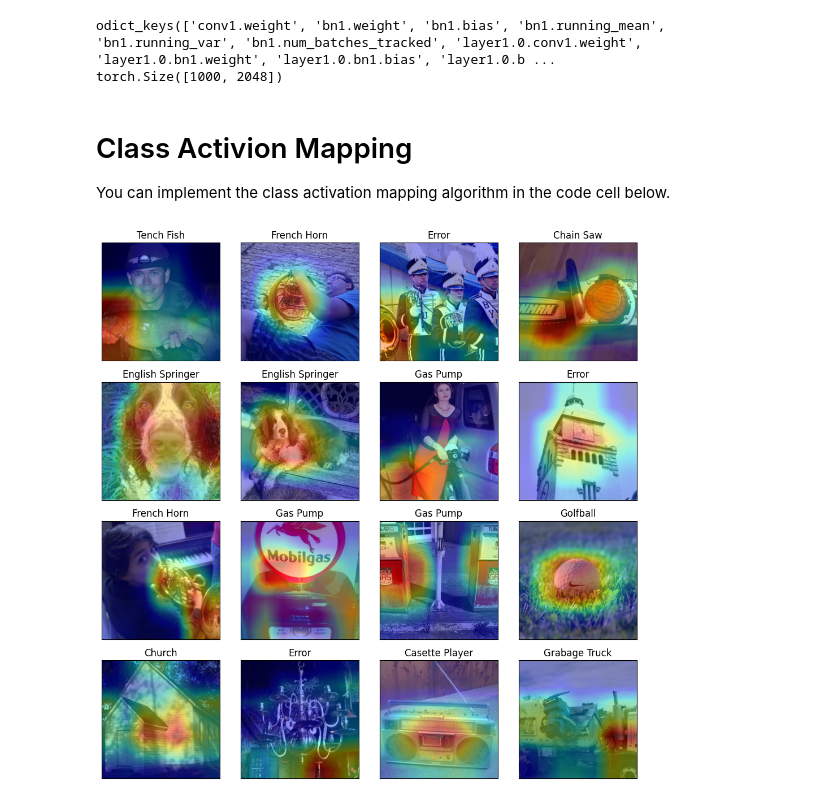
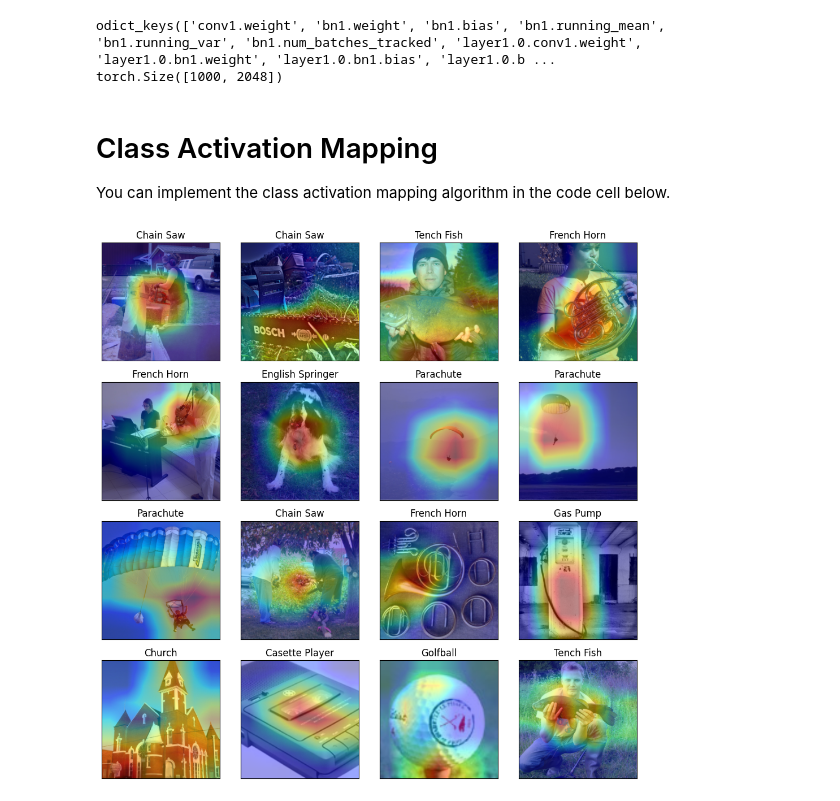
Before and after one commit to tonyscan6003/CE5021_AY2526_group2, a Jupyter notebook: Assignment_3_9117504.ipynb, the cells around one changed output. Cells and saved outputs as stored; diff of their text form; code cells hidden in the pictures.

```diff
--- a/Assignment_3_9117504.ipynb
+++ b/Assignment_3_9117504.ipynb
@@ -202,7 +209,7 @@ print(np.shape((sd['fc.weight'])))
 odict_keys(['conv1.weight', 'bn1.weight', 'bn1.bias', 'bn1.running_mean', 'bn1.running_var', 'bn1.num_batches_tracked', 'layer1.0.conv1.weight', 'layer1.0.bn1.weight', 'layer1.0.bn1.bias', 'layer1.0.b ...
 torch.Size([1000, 2048])
 # %% [markdown]
-# Class Activion Mapping
+# Class Activation Mapping
 You can implement the class activation mapping algorithm in the code cell below.
 # %%
 import matplotlib.pyplot as plt
@@ -216,15 +223,17 @@ model.eval()
 
 dataiter = iter(data_loader)
 
-for i in range(16):
-
+# Iterate over the data_loader to produce a few examples
+for i, (image, true_label) in enumerate(data_loader):
+    if i >= 16:  # Limit to 16 examples for display
+        break
     # Get a batch of data
     image, target_class = next(dataiter)
 
     # Store the original normalized image for unnormalizing later for display
     original_normalized_image_for_display = image.clone()
 
-    image = image.to(device)
+    #image = image.to(device)
 
     # Pass data through model
     outputs = model(image)
@@ -232,7 +241,11 @@ for i in range(16):
     op_logits = outputs['op_logits']
 
     # Get the predicted class
-    predicted_class = torch.argmax(op_logits, dim=1)
+    #predicted_class = torch.argmax(op_logits, dim=1)
+
+    # Get predicted class
+    probabilities = F.softmax(op_logits, dim=1)
+    max_prob, predicted_class = torch.max(probabilities, 1)
 
     # Get the weights of the classifier layer
     # The state_dict was obtained in the previous cell
@@ -244,32 +257,34 @@ for i in range(16):
     # Calculate the Class Activation Map
     # CAM = sum(weight_c * feature_map_c)
     cam = torch.einsum('cwh,c->wh', feature_map, classifier_weights)
 
     # Apply ReLU to the CAM (as done in the original paper)
     cam = F.relu(cam)
 
     # Normalize the CAM to values between 0 and 1
     cam_min, cam_max = cam.min(), cam.max()
     act_map = (cam - cam_min) / (cam_max - cam_min + 1e-5) # Add small epsilon to avoid division by zero
 
     # Upsample the CAM to the original image size
     act_map_us = F.interpolate(act_map.unsqueeze(0).unsqueeze(0), size=(HW_trg, HW_trg), mode='bilinear', align_corners=False).squeeze()
 
     # N. Plotting
     def get_value(dictionary, key):
         try:
           return dictionary[key]
         except KeyError:
-           return "Error"
+           #return "Error"
+           return str(key)
+    #label = get_value(imagenette_dict,int(predicted_class.cpu().numpy())) # Added .cpu() here
     label = get_value(imagenette_dict,int(predicted_class.numpy()))
 
     ax = fig.add_subplot(4, 4, i + 1, xticks=[], yticks=[])
     ax.title.set_text(label)
     img_to_display = unnormalize_image(original_normalized_image_for_display, mean, std)
     ax.imshow(img_to_display)
     ax.imshow(act_map_us.cpu().detach().numpy(), cmap=plt.cm.jet, alpha=0.4)
 
 plt.tight_layout()
 plt.show()
 # %% [output]
-[figure, old version]
+[figure, new version]
```
Also changed, not shown: parts of 13 cells of this notebook.
